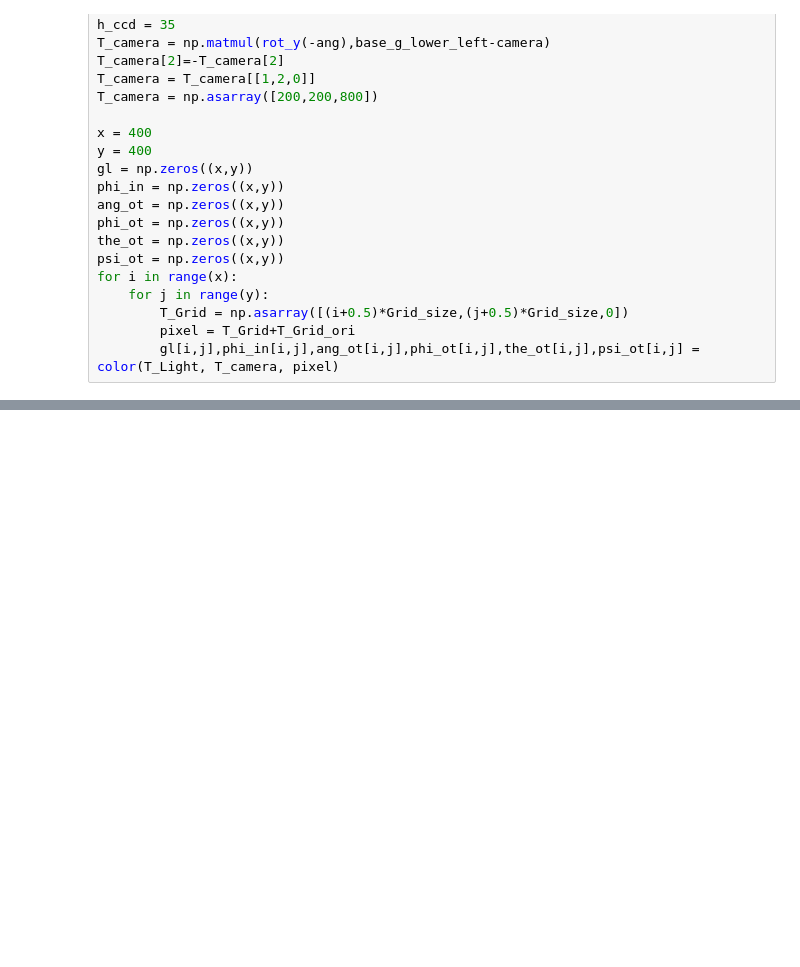
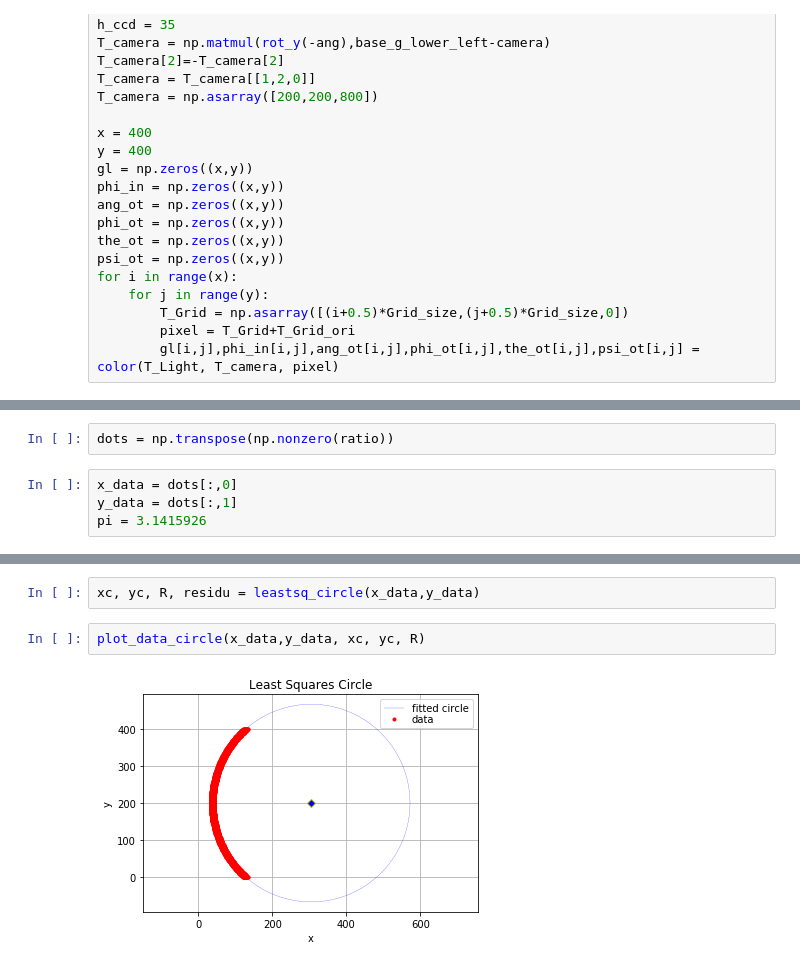
Before and after one commit to GWUvision/Glitter_Physics_Model, a Jupyter notebook: glitter.ipynb, the cells around one changed output, grey strips where cells are left out. Drawn from its saved outputs; the diff is of its cells as text; blank space fills up the shorter version.

```diff
--- a/glitter.ipynb
+++ b/glitter.ipynb
@@ -167,0 +180,6 @@ Text(0.5, 1.0, 'negative order diffraction(lambda/d)')
+# %%
+dots = np.transpose(np.nonzero(ratio))
+# %%
+x_data = dots[:,0]
+y_data = dots[:,1]
+pi = 3.1415926
@@ -167,0 +233,6 @@ Text(0.5, 1.0, 'negative order diffraction(lambda/d)')
+# %%
+xc, yc, R, residu = leastsq_circle(x_data,y_data)
+# %%
+plot_data_circle(x_data,y_data, xc, yc, R)
+# %% [output]
+[figure, added]
```
Also changed, not shown: parts of 3 cells of this notebook.
